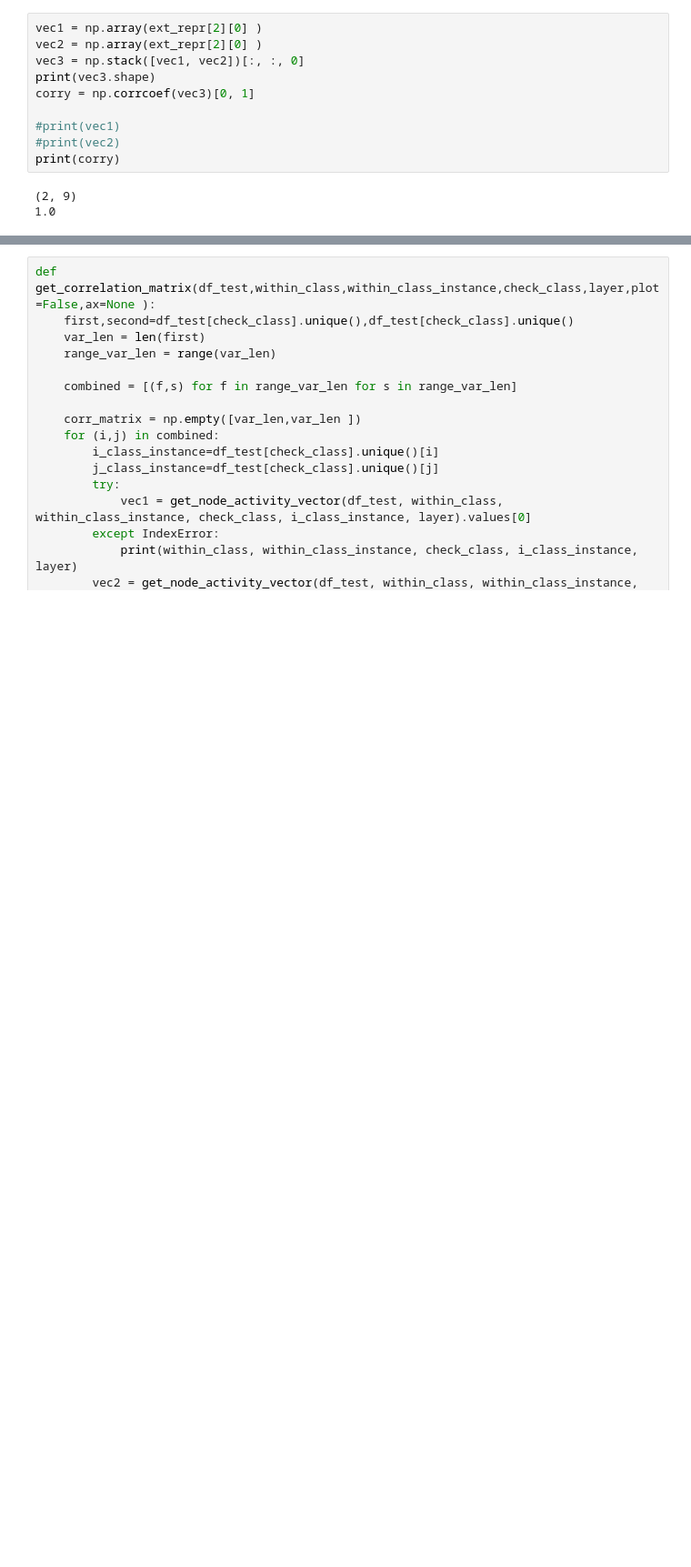
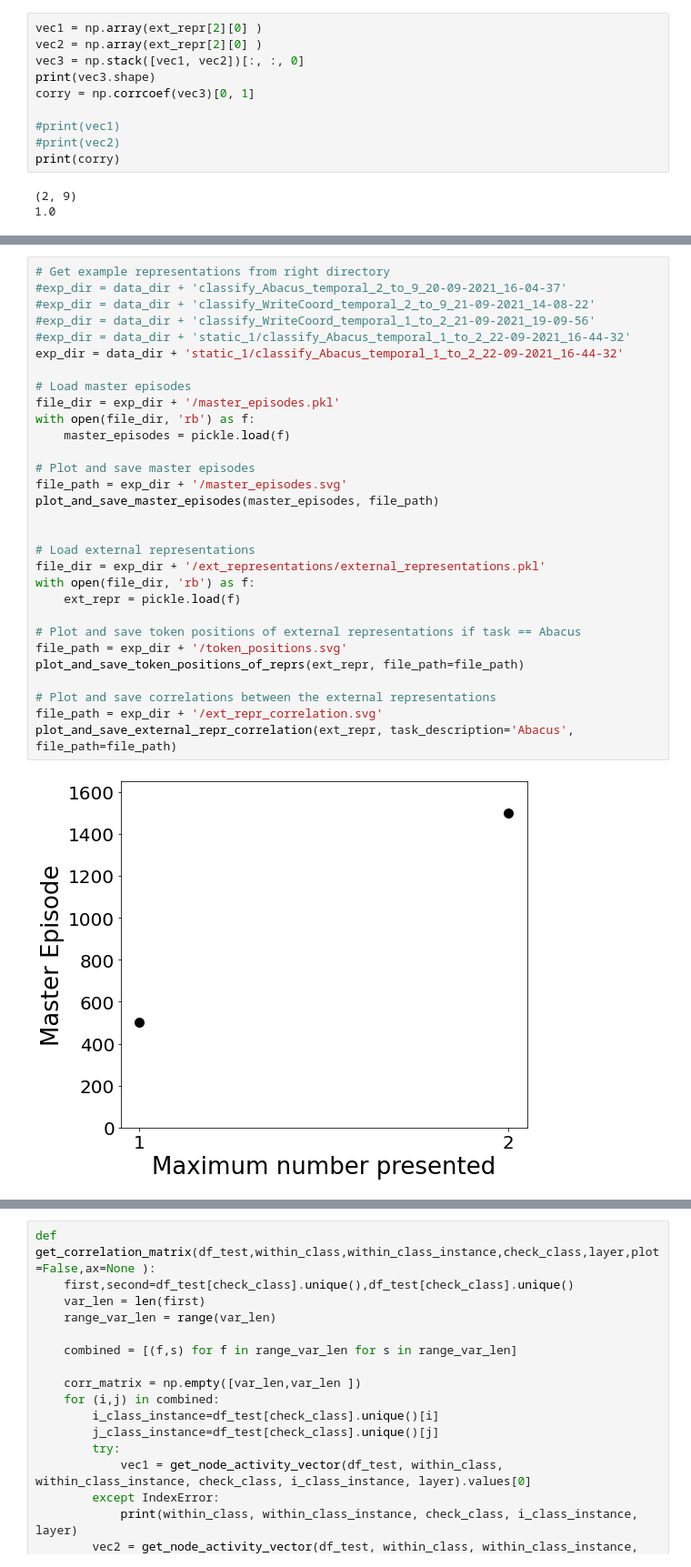
Before and after one commit to flavio2018/counting-agents, a Jupyter notebook: src/Results_Analysis.ipynb, the cells around one changed output, grey strips where cells are left out. Shown: that part at 91% size. Drawn from its saved outputs; the diff is of its cells as text; blank space fills up the shorter version.

```diff
--- a/src/Results_Analysis.ipynb
+++ b/src/Results_Analysis.ipynb
@@ -109,0 +56,32 @@ Text(0.5, 1.0, 'Abacus')
+# %%
+# Get example representations from right directory
+#exp_dir = data_dir + 'classify_Abacus_temporal_2_to_9_20-09-2021_16-04-37'
+#exp_dir = data_dir + 'classify_WriteCoord_temporal_2_to_9_21-09-2021_14-08-22'
+#exp_dir = data_dir + 'classify_WriteCoord_temporal_1_to_2_21-09-2021_19-09-56'
+#exp_dir = data_dir + 'static_1/classify_Abacus_temporal_1_to_2_22-09-2021_16-44-32'
+exp_dir = data_dir + 'static_1/classify_Abacus_temporal_1_to_2_22-09-2021_16-44-32'
+
+# Load master episodes
+file_dir = exp_dir + '/master_episodes.pkl'
+with open(file_dir, 'rb') as f:
+    master_episodes = pickle.load(f)
+
+# Plot and save master episodes
+file_path = exp_dir + '/master_episodes.svg'
+plot_and_save_master_episodes(master_episodes, file_path)
+
+
+# Load external representations
+file_dir = exp_dir + '/ext_representations/external_representations.pkl'
+with open(file_dir, 'rb') as f:
+    ext_repr = pickle.load(f)
+
+# Plot and save token positions of external representations if task == Abacus
+file_path = exp_dir + '/token_positions.svg'
+plot_and_save_token_positions_of_reprs(ext_repr, file_path=file_path)
+
+# Plot and save correlations between the external representations
+file_path = exp_dir + '/ext_repr_correlation.svg'
+plot_and_save_external_repr_correlation(ext_repr, task_description='Abacus', file_path=file_path)
+# %% [output]
+[figure, added]
```
Also changed, not shown: parts of 6 cells of this notebook, 4 other files.
